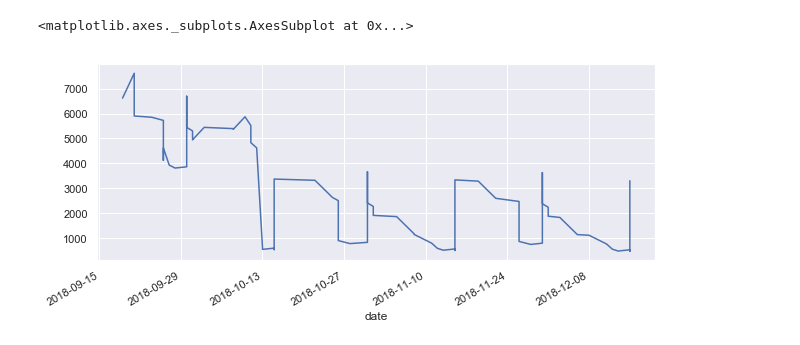
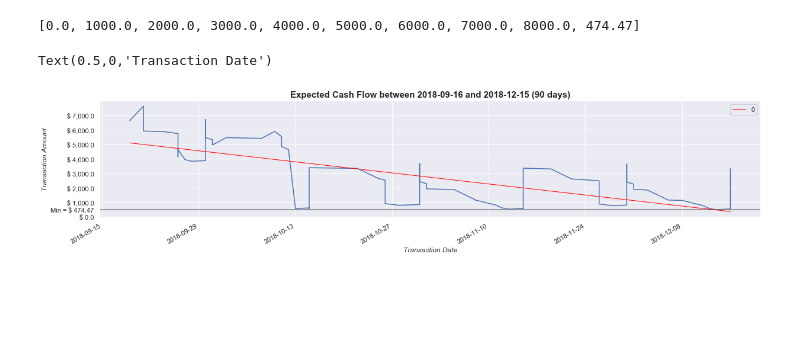
Before and after one commit to brigaldies/cashflow, a Jupyter notebook: src/py/notebooks/cashflow.ipynb, the cells around one changed output. Saved outputs shown, nothing was run; the diff lists cells and outputs as text; code cells hidden in the pictures; blank space fills up the shorter version.

```diff
--- a/src/py/notebooks/cashflow.ipynb
+++ b/src/py/notebooks/cashflow.ipynb
@@ -46,24 +54,44 @@ Max average     : 2849.66
-# %%
-# Reset default params
-sns.set()
-
-# Set context
-sns.set_context("notebook")
-
-# Initialize Figure and Axes object
-fig, ax = plt.subplots(figsize=(10,4))
-
-# Extract the time series to plot
-ts = tx_df.loc[:,'balance']
-# ts[:5]
-
-# Display a line chart over a time line
-#plt.plot(ts[:], '-')
-#_ = plt.xticks(rotation=45)
-
-# ax = sns.lineplot(x='item', y='balance', data=tx_df)
-# sns.tsplot(ts)
-ts.plot(ax=ax)
-# %% [output]
-<matplotlib.axes._subplots.AxesSubplot at 0x...>
-[figure, removed]
+# %%
+# Reset default params
+sns.set()
+
+# Set context
+sns.set_context("notebook")
+
+# Initialize Figure and Axes object
+fig, ax = plt.subplots(figsize=(20, 4))
+
+# Extract the time series to plot
+ts = tx_df.loc[:, 'balance']
+
+# Display a line chart over a time line
+plt.plot(ts[:], '-')
+_ = plt.xticks(rotation=45)
+
+# Display the min balance with a horizontal line
+min_balance = np.round(np.min(tx_df['balance']), 2)
+plt.axhline(min_balance, color="gray")
+
+# Add the min balance ticker
+locs = list(ax.get_yticks())
+locs += [min_balance]
+# print(labels)
+print(locs)
+ax.set_yticklabels(['$ {:,}'.format(loc) if loc != min_balance else 'Min = $ {:,}'.format(loc) for loc in locs])
+ax.set_yticks(locs)
+ax.grid()
+
+# Fit a linear regression line
+lr = linear_model.LinearRegression()
+lr.fit(X=tx_df.date_ts.values.reshape(-1, 1), y=tx_df['balance'].values.reshape(-1, 1))
+prediction_df = pd.DataFrame(lr.predict(tx_df.date_ts.values.reshape(-1, 1)), index=tx_df.index)
+prediction_df.plot(linestyle='-', color='red', linewidth=1, ax=ax)
+
+# Set plot title and axis labels
+ax.set_title('Expected Cash Flow between {:%Y-%m-%d} and {:%Y-%m-%d} ({} days)'.format(start_date, end_date, days), fontweight='bold', fontsize=15)
+ax.set_ylabel("Transaction Amount", fontsize=12, fontstyle='italic')
+ax.set_xlabel("Transaction Date", fontsize=12, fontstyle='italic')
+# %% [output]
+[0.0, 1000.0, 2000.0, 3000.0, 4000.0, 5000.0, 6000.0, 7000.0, 8000.0, 474.47]
+Text(0.5,0,'Transaction Date')
+[figure, added]
```
Also changed, not shown: parts of 1 cell of this notebook, 1 other file.
